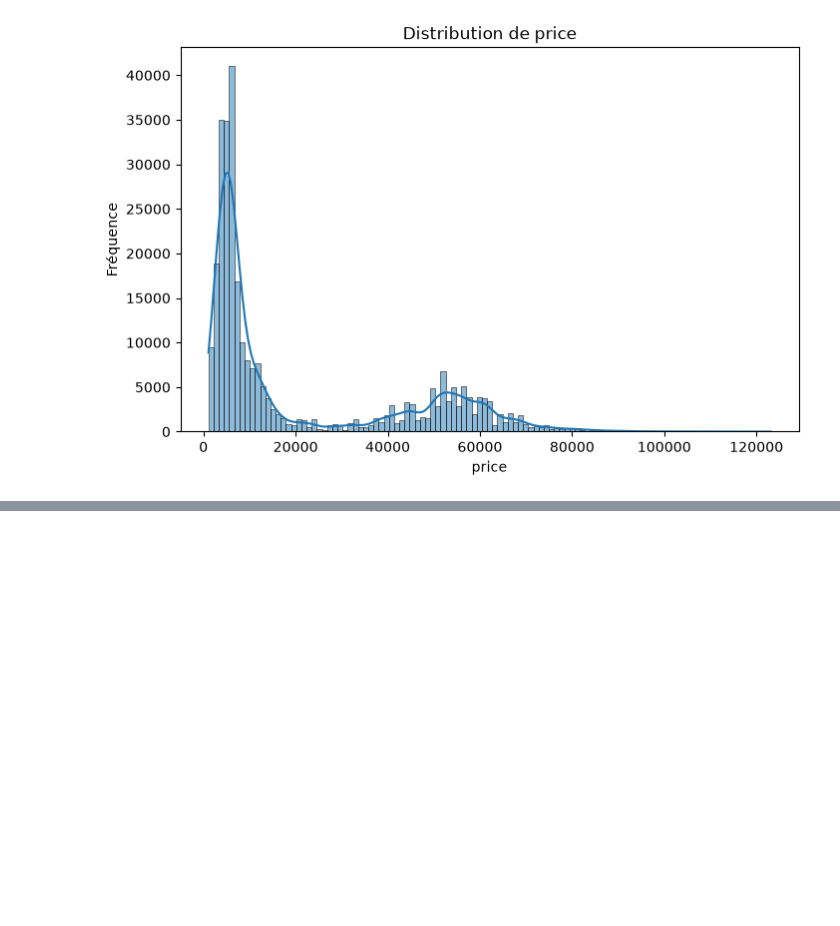
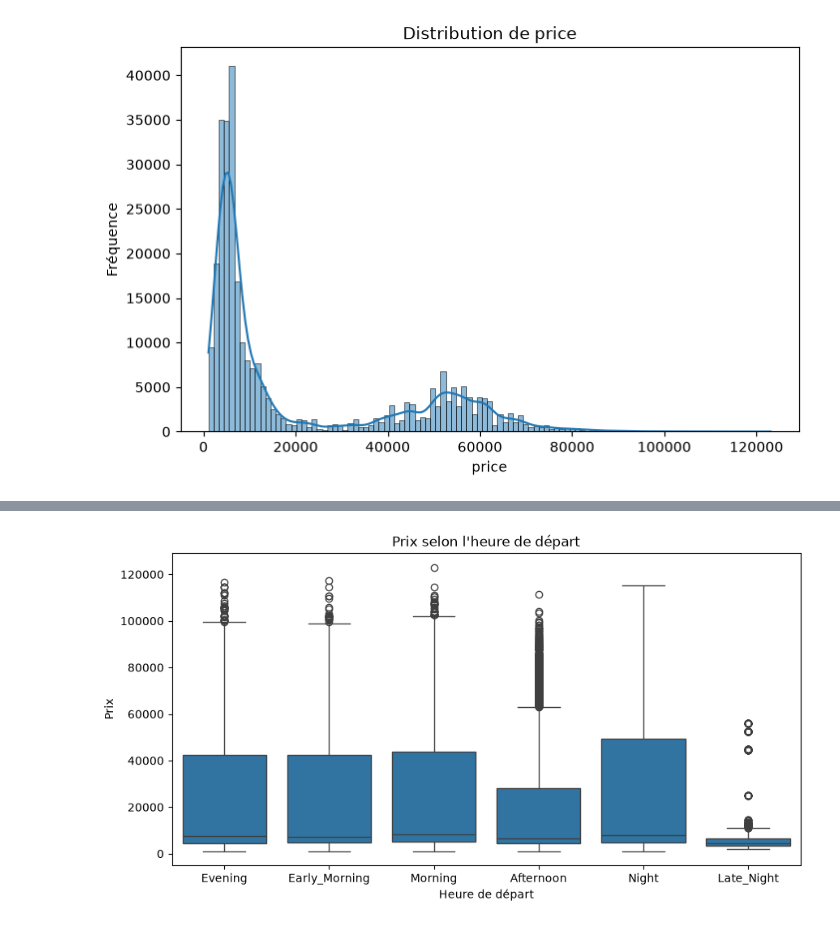
Before and after one commit to MounaSaiss/Machine_Learning-, a Jupyter notebook: app/app.ipynb, the cells around one changed output, grey strips where cells are left out. Saved outputs shown, nothing was run; the diff lists cells and outputs as text; code cells hidden in the pictures; blank space fills up the shorter version.

```diff
--- a/app/app.ipynb
+++ b/app/app.ipynb
@@ -229,0 +164,14 @@ for col in variable_continue:
+# %%
+#departure_time vs price
+plt.figure(figsize=(10, 5))
+sns.boxplot(
+    data=df,
+    x='departure_time',
+    y='price'
+)
+plt.title("Prix selon l'heure de départ")
+plt.xlabel("Heure de départ")
+plt.ylabel("Prix")
+plt.show()
+# %% [output]
+[figure, added]
```
Also changed, not shown: parts of 17 cells of this notebook.
